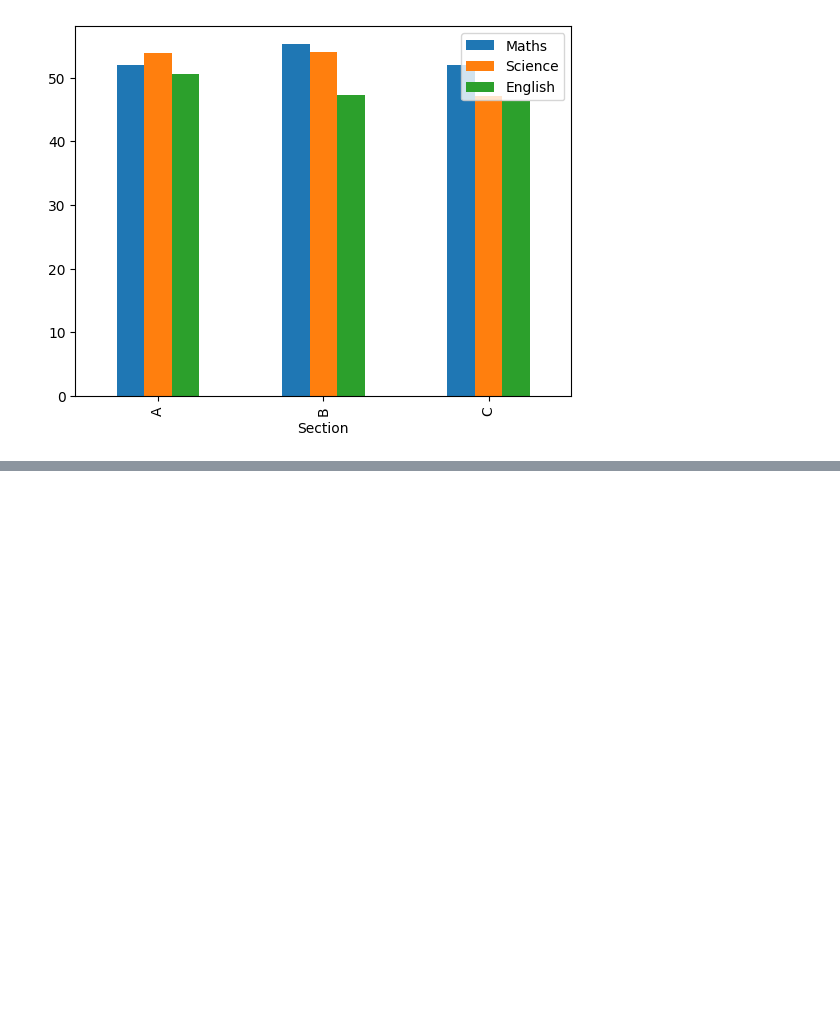
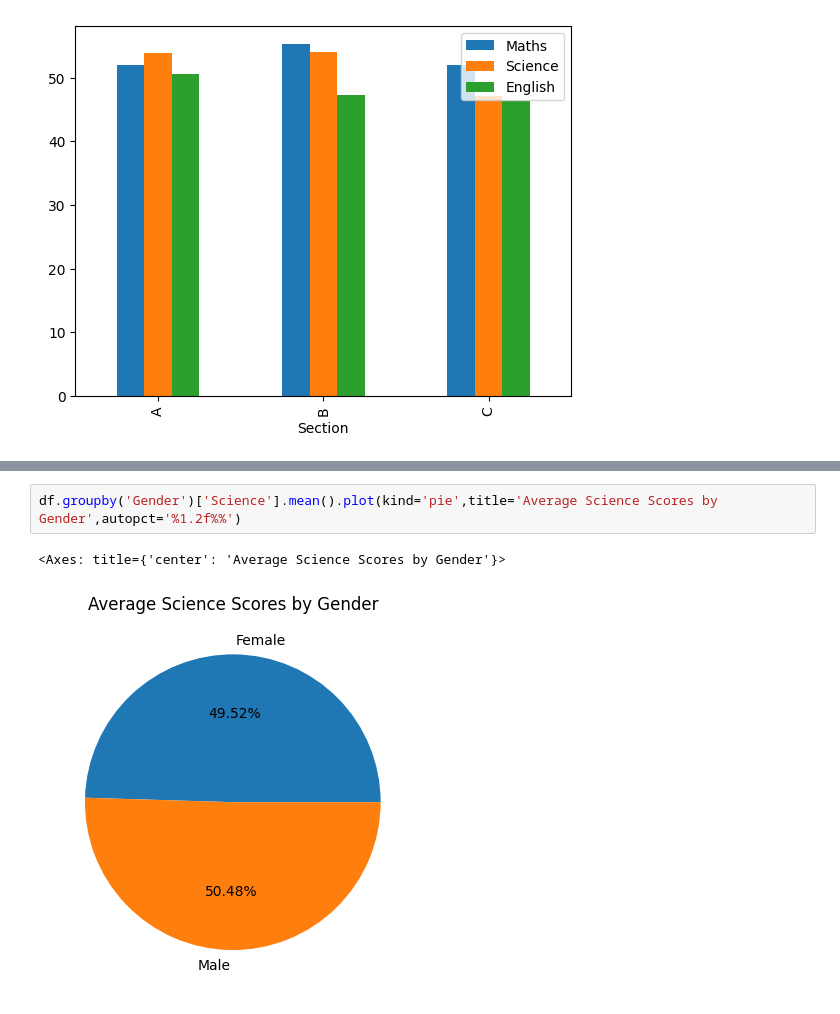
Before and after one commit to Balu-Palle/jupyterNotebook, a Jupyter notebook: 1.ipynb, the cells around one changed output, grey strips where cells are left out. Saved outputs shown, nothing was run; the diff lists cells and outputs as text; blank space fills up the shorter version.

```diff
--- a/1.ipynb
+++ b/1.ipynb
@@ -111,0 +118,5 @@ df.groupby('Section')[['Maths','Science','English']].mean().plot(kind='bar')
+# %%
+df.groupby('Gender')['Science'].mean().plot(kind='pie',title='Average Science Scores by Gender',autopct='%1.2f%%')
+# %% [output]
+<Axes: title={'center': 'Average Science Scores by Gender'}>
+[figure, added]
```
Also changed, not shown: parts of 2 cells of this notebook.
